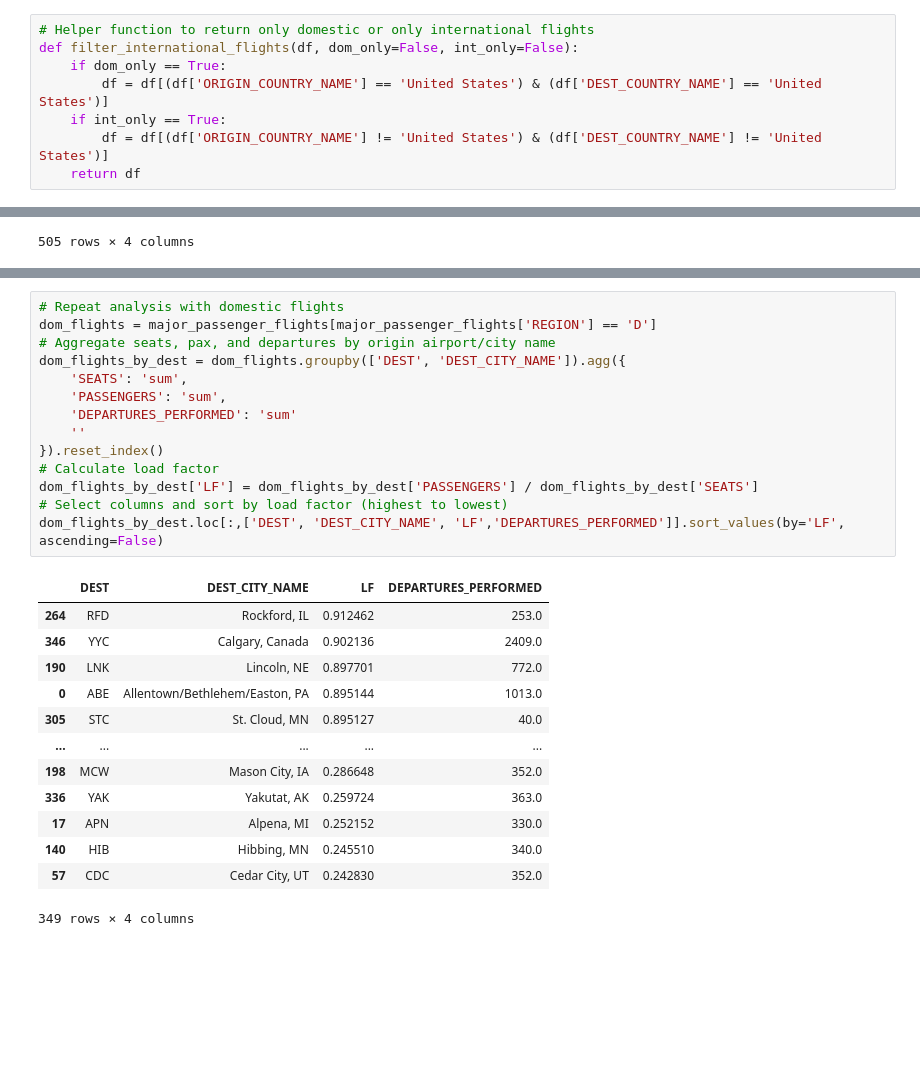
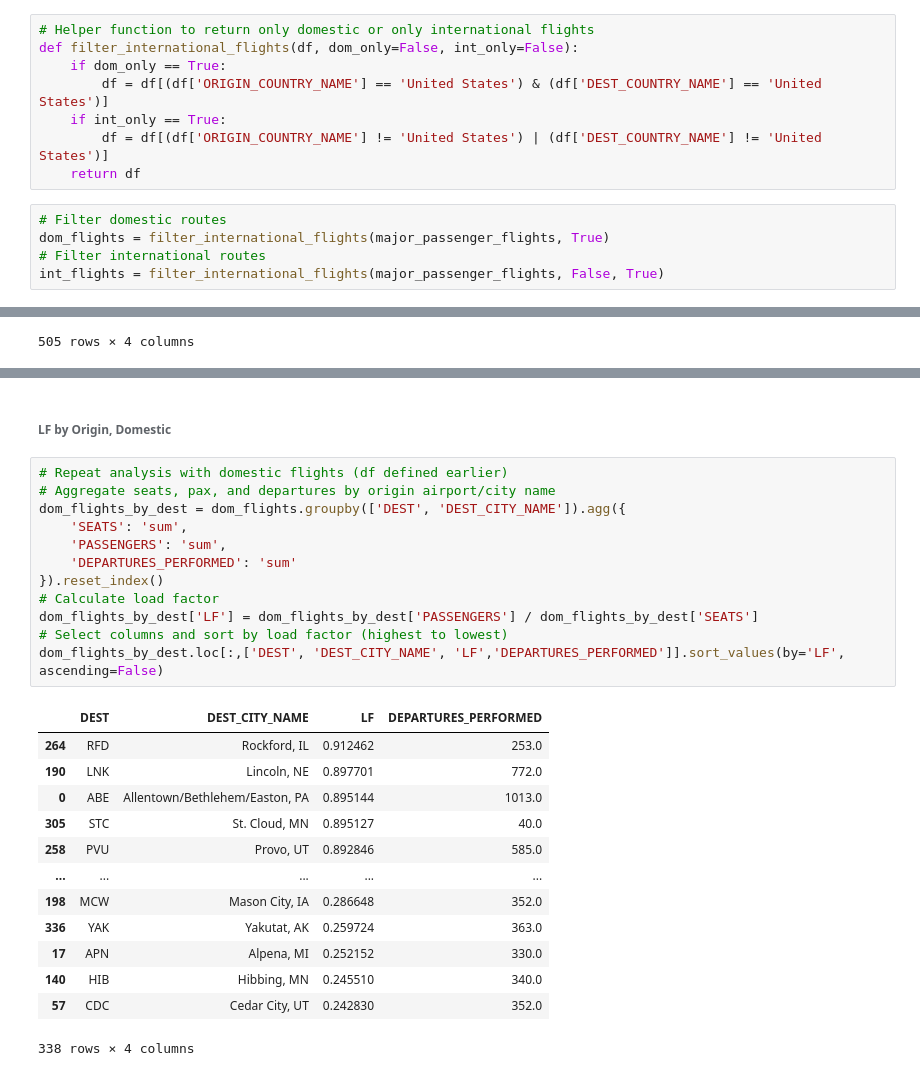
Before and after one commit to admacpherson/T-100-Aviation-Data, a Jupyter notebook: Load Factor Analysis.ipynb, the cells around one changed output, grey strips where cells are left out. Saved outputs shown, nothing was run; the diff lists cells and outputs as text; blank space fills up the shorter version.

```diff
--- a/Load Factor Analysis.ipynb
+++ b/Load Factor Analysis.ipynb
@@ -82,8 +82,13 @@ def filter_international_flights(df, dom_only=False, int_only=False):
     if dom_only == True:
         df = df[(df['ORIGIN_COUNTRY_NAME'] == 'United States') & (df['DEST_COUNTRY_NAME'] == 'United States')]
     if int_only == True:
-        df = df[(df['ORIGIN_COUNTRY_NAME'] != 'United States') & (df['DEST_COUNTRY_NAME'] != 'United States')]
+        df = df[(df['ORIGIN_COUNTRY_NAME'] != 'United States') | (df['DEST_COUNTRY_NAME'] != 'United States')]
     return df
+# %%
+# Filter domestic routes
+dom_flights = filter_international_flights(major_passenger_flights, True)
+# Filter international routes
+int_flights = filter_international_flights(major_passenger_flights, False, True)
 # %% [markdown]
 <h3>Load Factor Analysis</h3>
 # %%
@@ -319,28 +288,28 @@ dmpf[dmpf['ORIGIN_COUNTRY_NAME']='United States']
+# %% [markdown]
+<h6>LF by Origin, Domestic</h6>
 # %%
-# Repeat analysis with domestic flights
-dom_flights = major_passenger_flights[major_passenger_flights['REGION'] == 'D']
+# Repeat analysis with domestic flights (df defined earlier)
 # Aggregate seats, pax, and departures by origin airport/city name
 dom_flights_by_dest = dom_flights.groupby(['DEST', 'DEST_CITY_NAME']).agg({
     'SEATS': 'sum',
     'PASSENGERS': 'sum',
     'DEPARTURES_PERFORMED': 'sum'
-    ''
 }).reset_index()
 # Calculate load factor
 dom_flights_by_dest['LF'] = dom_flights_by_dest['PASSENGERS'] / dom_flights_by_dest['SEATS']
 # Select columns and sort by load factor (highest to lowest)
 dom_flights_by_dest.loc[:,['DEST', 'DEST_CITY_NAME', 'LF','DEPARTURES_PERFORMED']].sort_values(by='LF', ascending=False)
 # %% [output]
 |  | DEST | DEST_CITY_NAME | LF | DEPARTURES_PERFORMED |
 | 264 | RFD | Rockford, IL | 0.912462 | 253.0 |
-| 346 | YYC | Calgary, Canada | 0.902136 | 2409.0 |
 | 190 | LNK | Lincoln, NE | 0.897701 | 772.0 |
 | 0 | ABE | Allentown/Bethlehem/Easton, PA | 0.895144 | 1013.0 |
 | 305 | STC | St. Cloud, MN | 0.895127 | 40.0 |
+| 258 | PVU | Provo, UT | 0.892846 | 585.0 |
 | ... | ... | ... | ... | ... |
 | 198 | MCW | Mason City, IA | 0.286648 | 352.0 |
 | 336 | YAK | Yakutat, AK | 0.259724 | 363.0 |
 | 17 | APN | Alpena, MI | 0.252152 | 330.0 |
 | 140 | HIB | Hibbing, MN | 0.245510 | 340.0 |
 | 57 | CDC | Cedar City, UT | 0.242830 | 352.0 |
-349 rows × 4 columns
+338 rows × 4 columns
```
Also changed, not shown: parts of 7 cells of this notebook.
